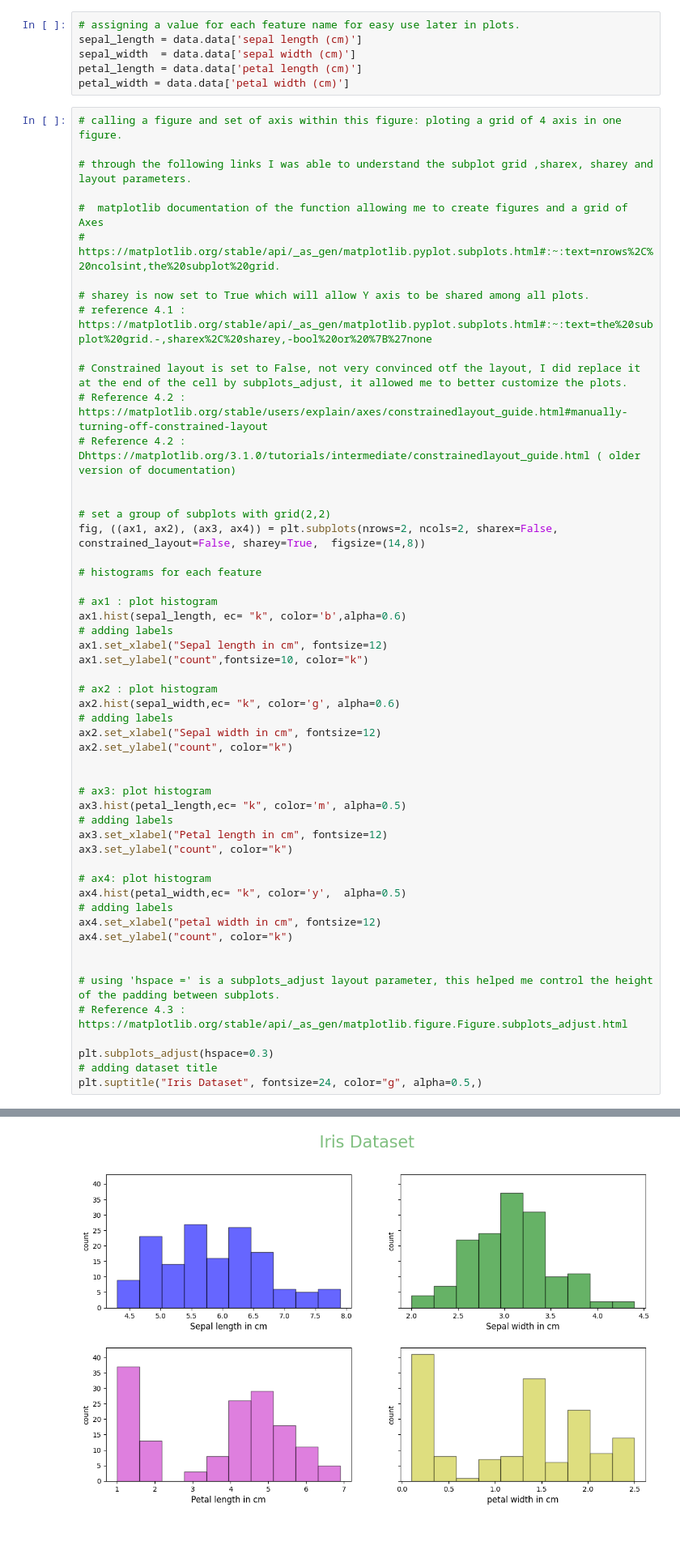
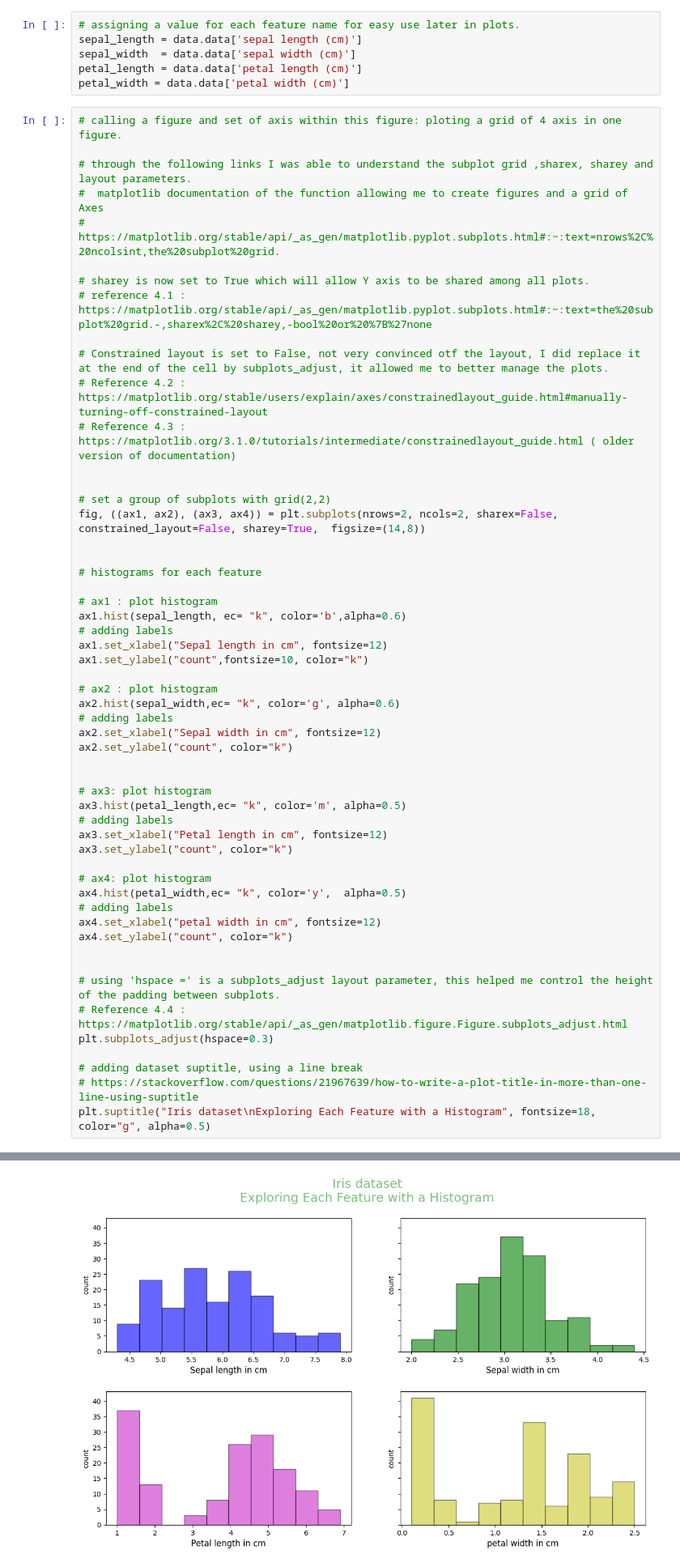
Before and after one commit to Maroua-El-Imame/principles_of_data_analytics, a Jupyter notebook: tasks.ipynb, the cells around one changed output, grey strips where cells are left out. Shown at 81% size. Saved outputs shown, nothing was run; the diff lists cells and outputs as text; blank space fills up the shorter version.

```diff
--- a/tasks.ipynb
+++ b/tasks.ipynb
@@ -203,20 +203,20 @@ petal_width = data.data['petal width (cm)']
 # calling a figure and set of axis within this figure: ploting a grid of 4 axis in one figure.
 
 # through the following links I was able to understand the subplot grid ,sharex, sharey and layout parameters.
-
 #  matplotlib documentation of the function allowing me to create figures and a grid of Axes
 #  https://matplotlib.org/stable/api/_as_gen/matplotlib.pyplot.subplots.html#:~:text=nrows%2C%20ncolsint,the%20subplot%20grid.
 
 # sharey is now set to True which will allow Y axis to be shared among all plots.
 # reference 4.1 : https://matplotlib.org/stable/api/_as_gen/matplotlib.pyplot.subplots.html#:~:text=the%20subplot%20grid.-,sharex%2C%20sharey,-bool%20or%20%7B%27none
 
-# Constrained layout is set to False, not very convinced otf the layout, I did replace it at the end of the cell by subplots_adjust, it allowed me to better customize the plots.
+# Constrained layout is set to False, not very convinced otf the layout, I did replace it at the end of the cell by subplots_adjust, it allowed me to better manage the plots.
 # Reference 4.2 : https://matplotlib.org/stable/users/explain/axes/constrainedlayout_guide.html#manually-turning-off-constrained-layout
-# Reference 4.2 : Dhttps://matplotlib.org/3.1.0/tutorials/intermediate/constrainedlayout_guide.html ( older version of documentation)
+# Reference 4.3 : https://matplotlib.org/3.1.0/tutorials/intermediate/constrainedlayout_guide.html ( older version of documentation)
 
 
 # set a group of subplots with grid(2,2)
 fig, ((ax1, ax2), (ax3, ax4)) = plt.subplots(nrows=2, ncols=2, sharex=False, constrained_layout=False, sharey=True,  figsize=(14,8))
+
 
 # histograms for each feature
 
@@ -247,9 +247,10 @@ ax4.set_ylabel("count", color="k")
 
 
 # using 'hspace =' is a subplots_adjust layout parameter, this helped me control the height of the padding between subplots.
-# Reference 4.3 : https://matplotlib.org/stable/api/_as_gen/matplotlib.figure.Figure.subplots_adjust.html
+# Reference 4.4 : https://matplotlib.org/stable/api/_as_gen/matplotlib.figure.Figure.subplots_adjust.html
+plt.subplots_adjust(hspace=0.3)
 
-plt.subplots_adjust(hspace=0.3)
-# adding dataset title
-plt.suptitle("Iris Dataset", fontsize=24, color="g", alpha=0.5,)
+# adding dataset suptitle, using a line break
+# https://stackoverflow.com/questions/21967639/how-to-write-a-plot-title-in-more-than-one-line-using-suptitle
+plt.suptitle("Iris dataset\nExploring Each Feature with a Histogram", fontsize=18, color="g", alpha=0.5)
 # %% [output]
@@ -257,4 +258,4 @@ Text(0.5, 0.98, 'Iris Dataset')
-[figure, old version]
+[figure, new version]
 # %% [markdown]
 # Task 5: Investigate Relationships
 
```
Also changed, not shown: parts of 6 cells of this notebook.
